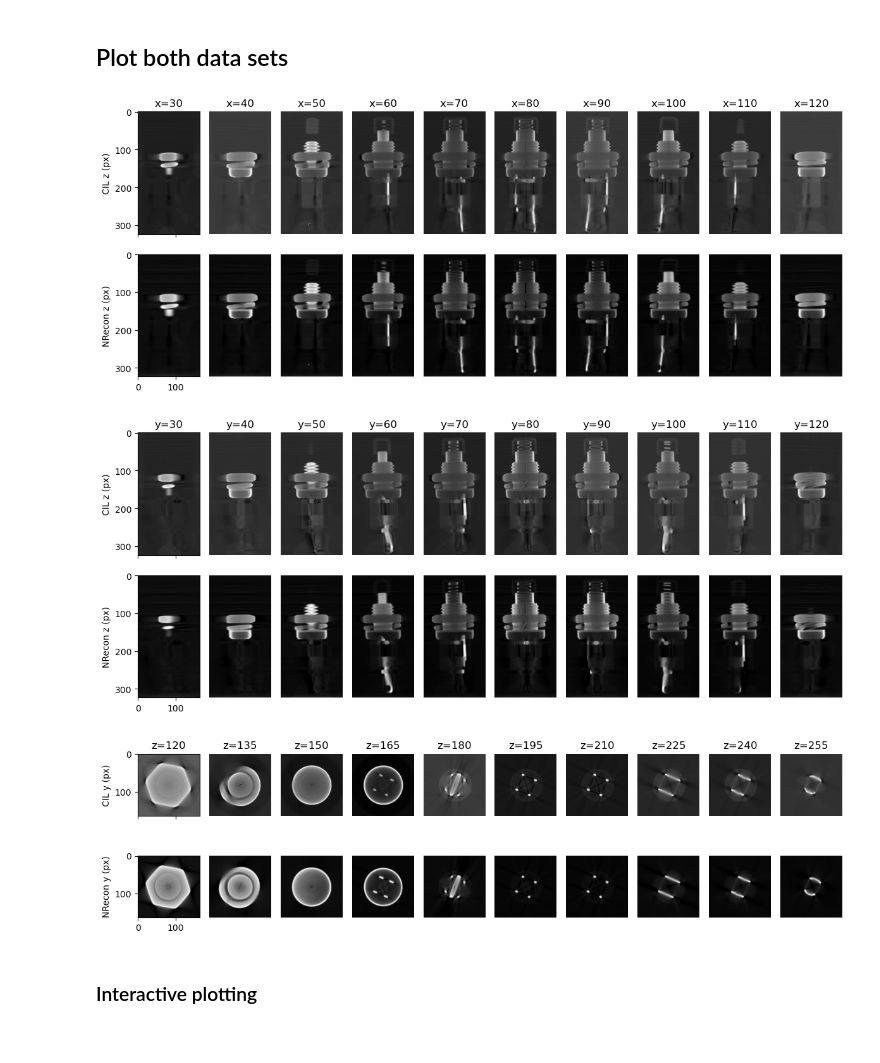
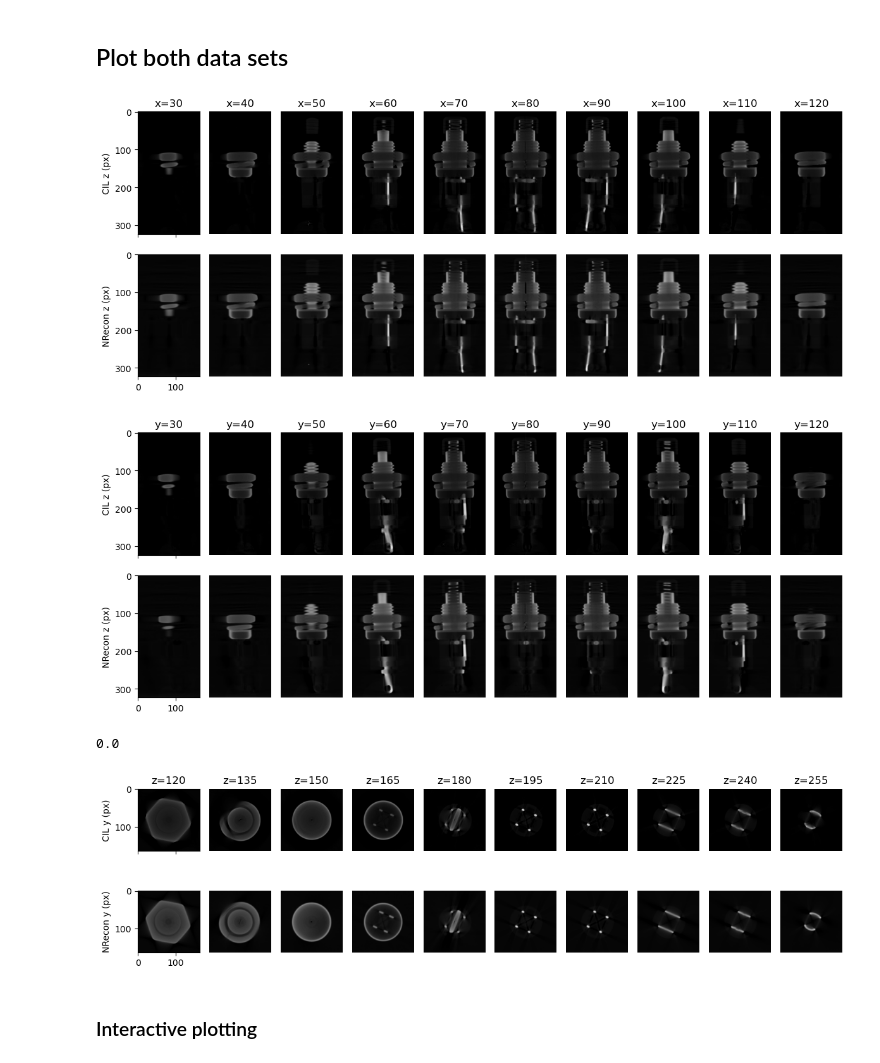
Before and after one commit to TomographicImaging/CIL-User-Showcase, a Jupyter notebook: 010_reconstruct_BrukerSkyscan_data/compare-CIL-NRecon.ipynb, the cells around one changed output. Saved outputs shown, nothing was run; the diff lists cells and outputs as text; code cells hidden in the pictures.

Commit message:
Update the comparison notebook with wget instructions and rescaling the plots so it is comparable with CIL

```diff
--- a/010_reconstruct_BrukerSkyscan_data/compare-CIL-NRecon.ipynb
+++ b/010_reconstruct_BrukerSkyscan_data/compare-CIL-NRecon.ipynb
@@ -61,9 +63,9 @@ recon_cil = recon_cil[77:-85,:,:]
 print(recon_cil.shape)
 
 # Min-Max scaling
-min_val = np.min(recon_cil)
+background_val = np.min(recon_cil[:8, 0,0])
 max_val = np.max(recon_cil)
-recon_nrecon = (recon_cil - min_val) / (max_val - min_val)
+recon_cil = (recon_cil - background_val) / (max_val- background_val)
 # %% [output]
 (324, 164, 164)
 # %% [markdown]
@@ -96,7 +98,7 @@ fig, axes = plt.subplots(rows, cols, figsize=(12, 5), layout='tight', sharey=Tru
 for row in range(rows):
     for col in range(cols):
         slice=30+col*10
-        axes[0,col].imshow(recon_cil[:,:,slice],cmap=cmap)
+        axes[0,col].imshow(recon_cil[:,:,slice],cmap=cmap, vmin=0, vmax=1)
         axes[0,col].set_title(f'x={slice}')
 
         if col==0:
@@ -107,34 +109,38 @@ for row in range(rows):
             axes[0,col].axis('off')
             axes[1,col].axis('off')
 
-        axes[1,col].imshow(recon_nrecon[:,:,slice],cmap=cmap)
+        axes[1,col].imshow(recon_nrecon[:,:,slice],cmap=cmap, vmin=0, vmax=1)
 
 fig.show();
 # %% [output]
-[figure, old version]
+[figure, new version]
 # %%
 cmap='grey'
 rows, cols = 2,10
 fig, axes = plt.subplots(rows, cols, figsize=(12, 5), layout='tight', sharey=True, sharex=True)
 for row in range(rows):
     for col in range(cols):
         slice=30+col*10
-        axes[0,col].imshow(recon_cil[:,slice,:],cmap=cmap)
+        axes[0,col].imshow(recon_cil[:,slice,:],cmap=cmap, vmin=0, vmax=1)
         axes[0,col].set_title(f'y={slice}')
 
         if col==0:
             axes[0,col].set_ylabel('CIL z (px)')
             axes[1,col].set_ylabel('NRecon z (px)')
             #axes[0,col].set_xlabel('y (px)')
         else:
             axes[0,col].axis('off')
             axes[1,col].axis('off')
 
-        axes[1,col].imshow(recon_nrecon[:,slice,:],cmap=cmap)
+        axes[1,col].imshow(recon_nrecon[:,slice,:],cmap=cmap, vmin=0, vmax=1)
 
 fig.show();
 # %% [output]
-[figure, old version]
+[figure, new version]
+# %%
+recon_nrecon[:,slice,:].min()
+# %% [output]
+0.0
 # %%
 cmap='grey'
 rows, cols = 2,10
@@ -142,7 +148,7 @@ fig, axes = plt.subplots(rows, cols, figsize=(12, 5), layout='tight', sharey=Tru
 for row in range(rows):
     for col in range(cols):
         slice=120+col*15
-        axes[0,col].imshow(recon_cil[slice,:,:],cmap=cmap)
+        axes[0,col].imshow(recon_cil[slice,:,:],cmap=cmap, vmin=0, vmax=1)
         axes[0,col].set_title(f'z={slice}')
 
         if col==0:
@@ -153,11 +159,11 @@ for row in range(rows):
             axes[0,col].axis('off')
             axes[1,col].axis('off')
 
-        axes[1,col].imshow(recon_nrecon[slice,:,:],cmap=cmap)
+        axes[1,col].imshow(recon_nrecon[slice,:,:],cmap=cmap, vmin=0, vmax=1)
 
 fig.show();
 # %% [output]
-[figure, old version]
+[figure, new version]
 # %% [markdown]
 ### Interactive plotting
 # %%
```
Also changed, not shown: parts of 2 cells of this notebook.
